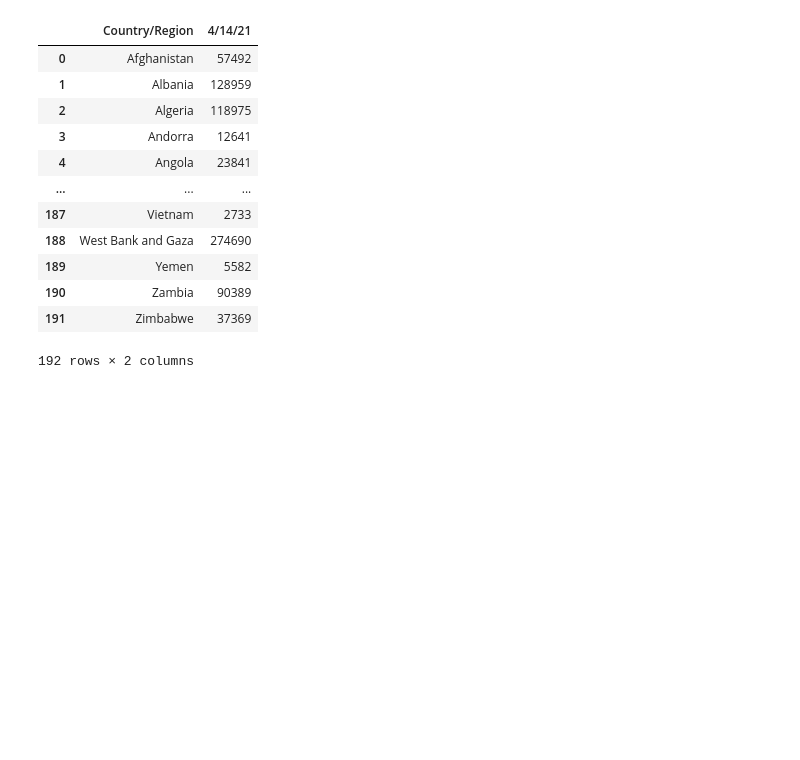
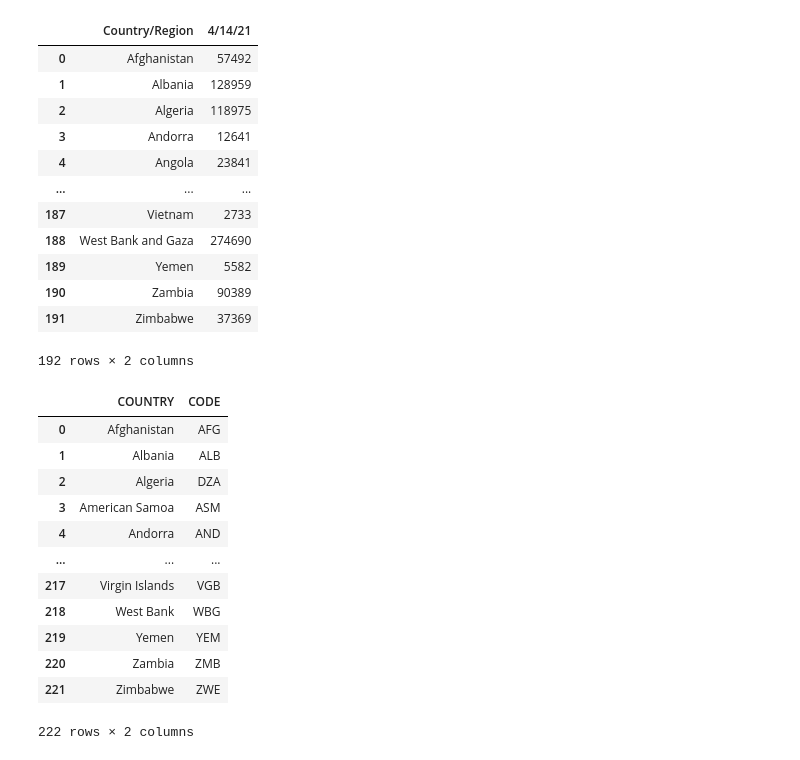
Before and after one commit to iannjari/covid-19-cases-and-mortality-forecaster, a Jupyter notebook: Data Preview.ipynb, the cells around one changed output. Drawn from its saved outputs; the diff is of its cells as text; code cells hidden in the pictures; blank space fills up the shorter version.

```diff
--- a/Data Preview.ipynb
+++ b/Data Preview.ipynb
@@ -116,3 +116,20 @@ df2
 | 190 | Zambia | 90389 |
 | 191 | Zimbabwe | 37369 |
 192 rows × 2 columns
+# %%
+df=df.drop('GDP (BILLIONS)',axis=1)
+df
+# %% [output]
+|  | COUNTRY | CODE |
+| 0 | Afghanistan | AFG |
+| 1 | Albania | ALB |
+| 2 | Algeria | DZA |
+| 3 | American Samoa | ASM |
+| 4 | Andorra | AND |
+| ... | ... | ... |
+| 217 | Virgin Islands | VGB |
+| 218 | West Bank | WBG |
+| 219 | Yemen | YEM |
+| 220 | Zambia | ZMB |
+| 221 | Zimbabwe | ZWE |
+222 rows × 2 columns
```
Also changed, not shown: parts of 2 cells of this notebook.
